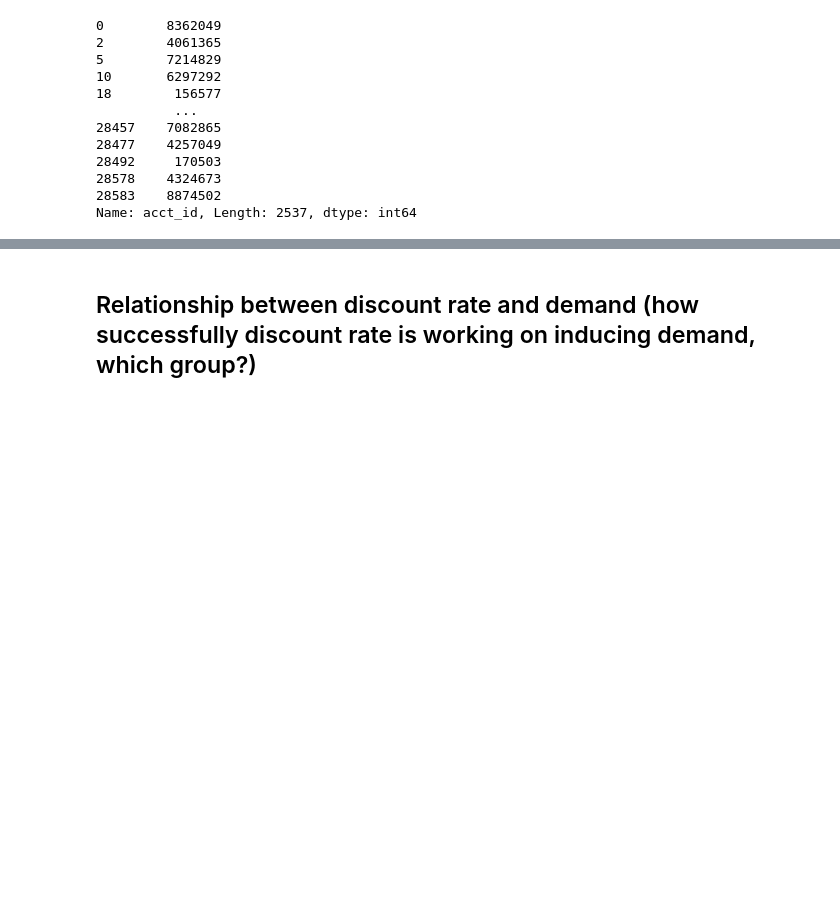
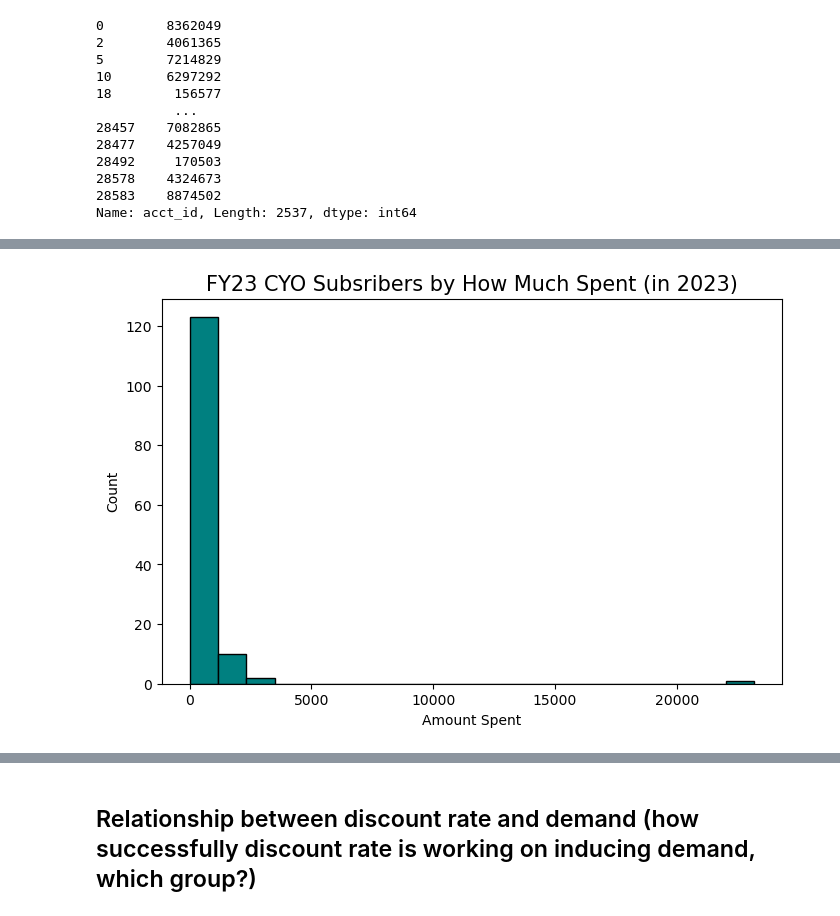
Before and after one commit to gabriela-ilinca/ASO, a Jupyter notebook: briana_workbook.ipynb, the cells around one changed output, grey strips where cells are left out. Drawn from its saved outputs; the diff is of its cells as text; code cells hidden in the pictures; blank space fills up the shorter version.

```diff
--- a/briana_workbook.ipynb
+++ b/briana_workbook.ipynb
@@ -236,4 +236,7 @@ plt.show()
 [figure]
 # %%
 df2 = pd.read_csv('patron_summary.csv')
-df2
+#display(df2['active_fy23'].value_counts())
+patron_2023 = df2[(df2['active_fy23'] == True) & (df2['active_fy24'] == False)]
+# ^^ for CYO subscribers only in 2023 and not 2024
+patron_2024 = df2[(df2['active_fy23'] == False) & (df2['active_fy24'] == True)]
@@ -254,6 +243,6 @@ df2
 # %%
-CYO23 = df23[df23['price_code_type'] == 'CYO Subscription']
-CYO23['acct_id']
+CYO23_df = df23[df23['price_code_type'] == 'CYO Subscription']
+CYO23_df['acct_id']
 # %% [output]
 0        8362049
 2        4061365
@@ -267,3 +256,8 @@ CYO23['acct_id']
 28578    4324673
 28583    8874502
 Name: acct_id, Length: 2537, dtype: int64
+# %%
+# were all of the account ids in the master_tickets found in the patron summary?
+CYO23_patron = patron_2023[patron_2023['acct_id'].isin(CYO23_df['acct_id'])]
+CYO23_patron
+#display(CYO23_patron.columns)
@@ -269,0 +290,9 @@ Name: acct_id, Length: 2537, dtype: int64
+# %%
+plt.figure(figsize=(8,5))
+plt.hist(CYO23_patron['total_spent'].dropna(), bins=20, color = 'teal', edgecolor='black')
+plt.title('FY23 CYO Subsribers by How Much Spent (in 2023)', fontsize = 15)
+plt.xlabel('Amount Spent')
+plt.ylabel('Count')
+plt.show()
+# %% [output]
+[figure, added]
```
Also changed, not shown: parts of 5 cells of this notebook.
